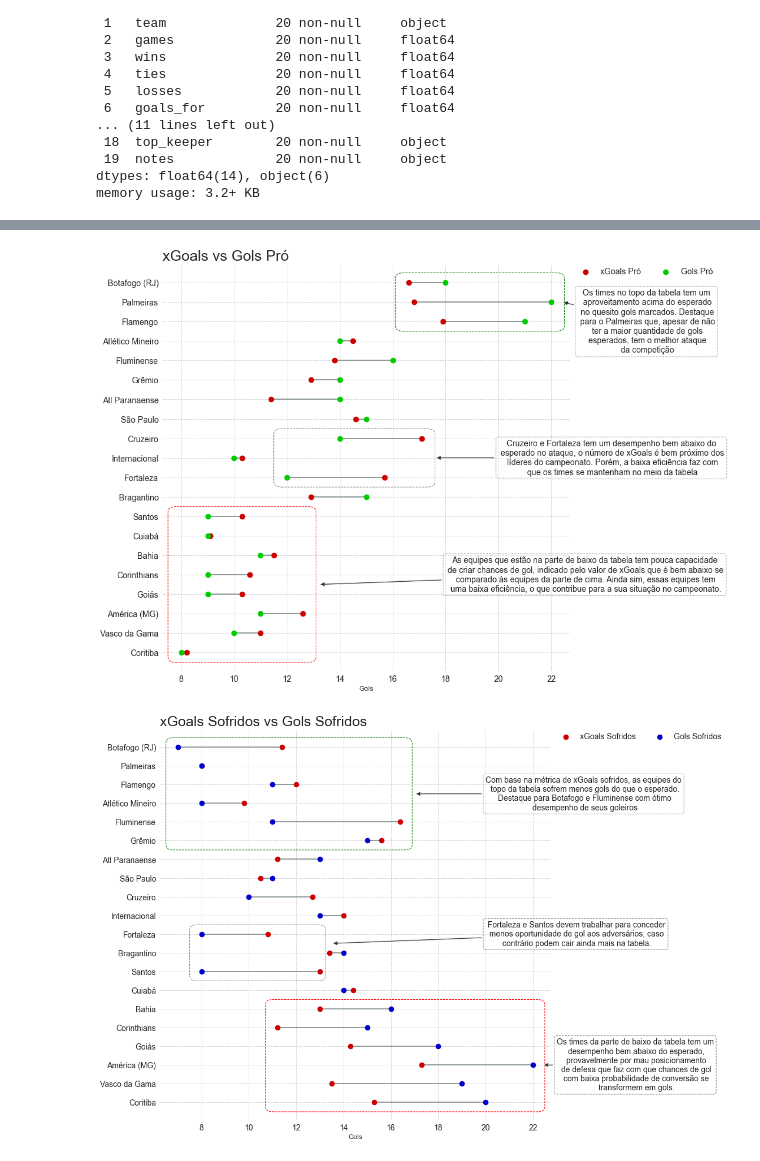
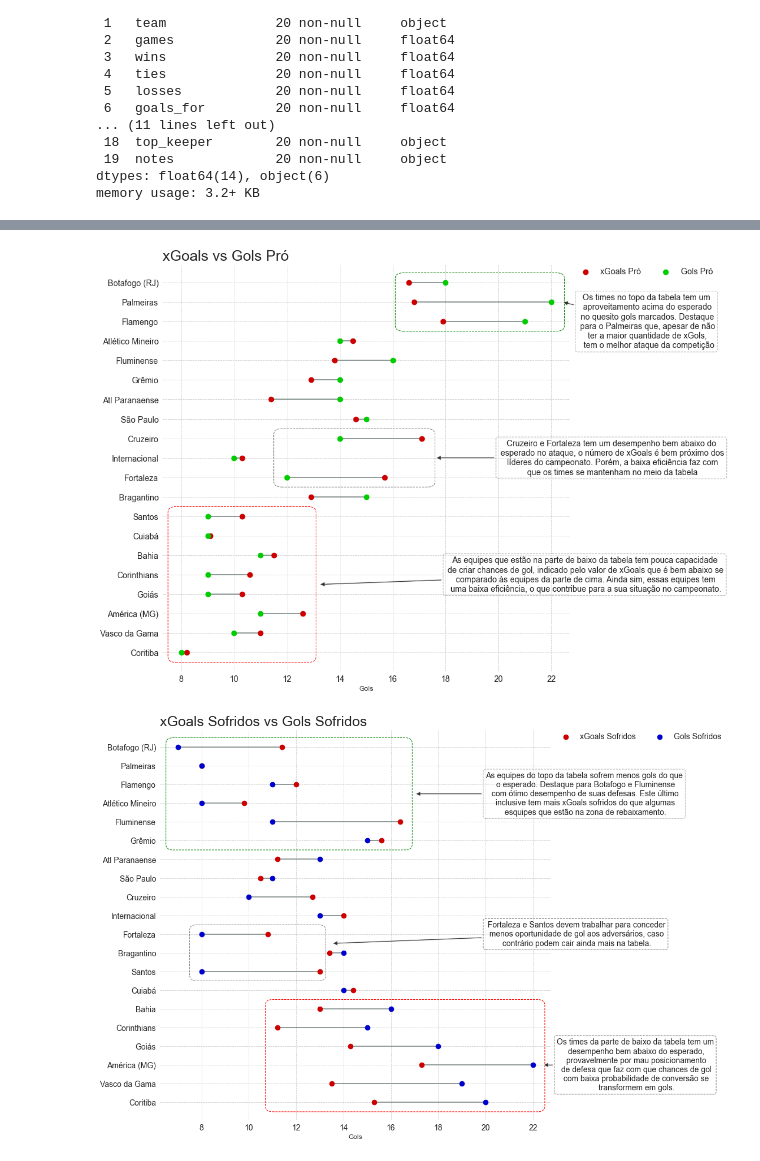
Before and after one commit to Ribeiro-Pedro/Estatisticas_Brasileirao, a Jupyter notebook: analysis/analise_eficiencia.ipynb, the cells around one changed output, grey strips where cells are left out. Saved outputs shown, nothing was run; the diff lists cells and outputs as text; code cells hidden in the pictures.

```diff
--- a/analysis/analise_eficiencia.ipynb
+++ b/analysis/analise_eficiencia.ipynb
@@ -80,7 +99,7 @@ height = y_max - y_min
 rect = patches.FancyBboxPatch((x_min, y_min), width, height, linewidth=1, ls='--', edgecolor='g', facecolor='none')
 plt.gca().add_patch(rect)
 
-an1 = ax.annotate('''Os times no topo da tabela tem um\n aproveitamento acima do esperado\n no quesito gols marcados. Destaque\n para o Palmeiras que, apesar de não\n ter a maior quantidade de gols\n esperados, tem o melhor ataque\n da competição''',
+an1 = ax.annotate('''Os times no topo da tabela tem um\n aproveitamento acima do esperado\n no quesito gols marcados. Destaque\n para o Palmeiras que, apesar de não\n ter a maior quantidade de xGols,\n  tem o melhor ataque da competição''',
                   xy=(22.4, 20),
                   xytext=(23, 19),
                   fontsize=14,
@@ -128,7 +147,7 @@ an2 = ax.annotate('''As equipes que estão na parte de baixo da tabela tem pouca
 
 plt.show()
 # %% [output]
-[figure, old version]
+[figure, new version]
 # %%
 fig = plt.figure(figsize = (12, 12) )
 fig.subplots_adjust(left=0.1, right=0.9, bottom=0.1, top=0.9)
@@ -156,7 +175,7 @@ height = y_max - y_min
 rect = patches.FancyBboxPatch((x_min, y_min), width, height, linewidth=1, ls='--', edgecolor='g', facecolor='none')
 plt.gca().add_patch(rect)
 
-an1 = ax.annotate('''Com base na métrica de xGoals sofridos, as equipes do\n topo da tabela sofrem menos gols do que o esperado.\n Destaque para Botafogo e Fluminense com ótimo\n desempenho de seus goleiros''',
+an1 = ax.annotate('''As equipes do topo da tabela sofrem menos gols do que\n o esperado. Destaque para Botafogo e Fluminense\n com ótimo desempenho de suas defesas. Este último\n inclusive tem mais xGoals sofridos do que algumas\n esquipes que estão na zona de rebaixamento.''',
                   xy=(17, 18.5),
                   xytext=(20, 18.5),
                   fontsize=14,
@@ -178,31 +197,31 @@ an3 = ax.annotate(''' Fortaleza e Santos devem trabalhar para conceder\n menos o
                   xy=(13.5, 10.5),
                   xytext=(20,11),
                   annotation_clip=False,
                   fontsize=14,
                   va='center',
                   ma='center',
                   arrowprops=dict(fc='black',alpha=0.8,arrowstyle=patches.ArrowStyle("simple", head_length=.6, head_width=.6,tail_width=0.15)),
                   bbox=dict(boxstyle='round', fc='white',ec='black',ls='--',alpha=0.5,capstyle='butt'))
 
 x_min = classificacao[classificacao['rank'] == 16]['xg_against'][15] - 0.2
 x_max = classificacao[classificacao['rank'] == 18]['goals_against'][17] + 0.2
 y_min = 1.8
 y_max = 7.2
 width = x_max - x_min
 height = y_max - y_min
 rect = patches.FancyBboxPatch((x_min, y_min), width, height, linewidth=1, ls='--', edgecolor='r', facecolor='none')
 plt.gca().add_patch(rect)
 
 an3 = ax.annotate('''Os times da parte de baixo da tabela tem um\n desempenho bem abaixo do esperado,\n provavelmente por mau posicionamento\n de defesa que faz com que chances de gol\n com baixa probabilidade de conversão se\n transformem em gols.''',
                   xy=(22.4, 4),
                   xytext=(23, 4),
                   annotation_clip=False,
                   fontsize=14,
                   va='center',
                   ma='center',
                   arrowprops=dict(fc='black',alpha=0.8,arrowstyle=patches.ArrowStyle("simple", head_length=.6, head_width=.6,tail_width=0.15)),
                   bbox=dict(boxstyle='round', fc='white',ec='black',ls='--',alpha=0.5,capstyle='butt'))
 
 plt.show()
 # %% [output]
-[figure, old version]
+[figure, new version]
```
Also changed, not shown: parts of 1 cell of this notebook.
